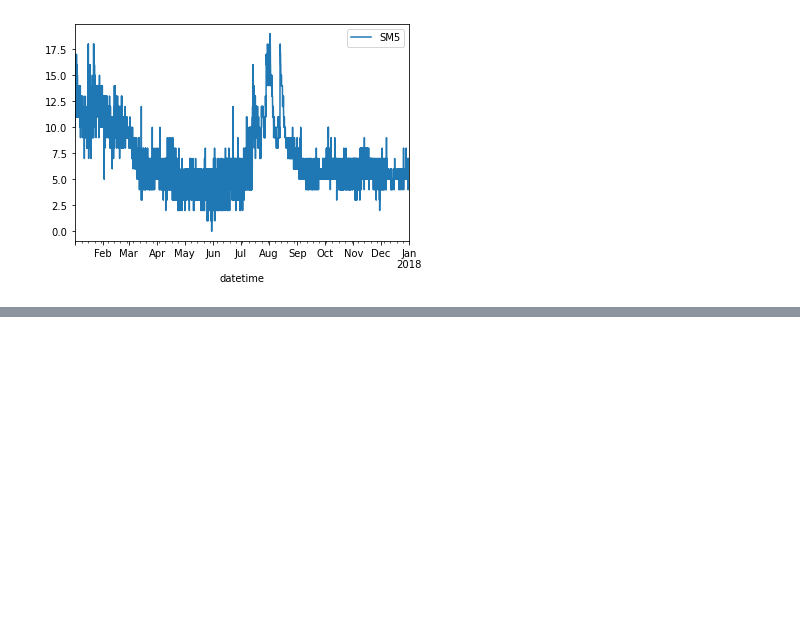
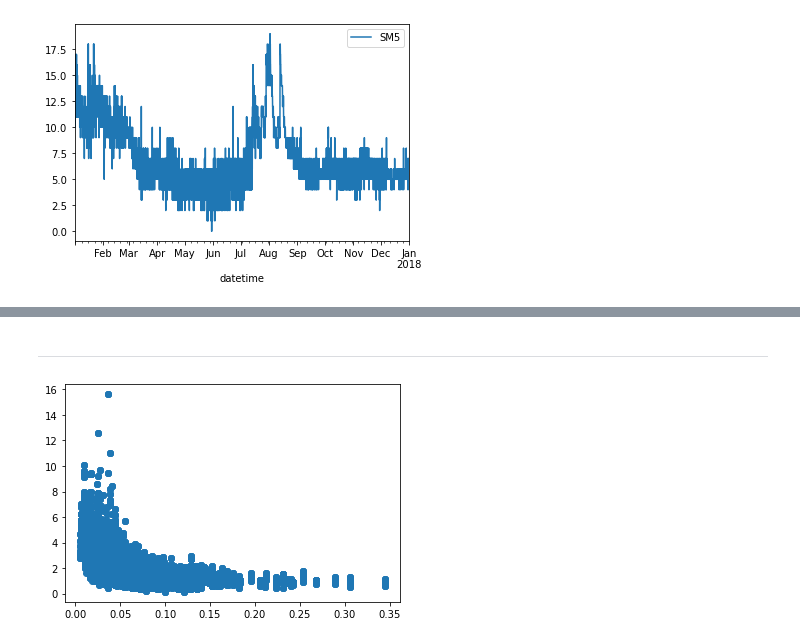
Before and after one commit to VicenteYago/OPTRAM, a Jupyter notebook: OPTRAM.ipynb, the cells around one changed output, grey strips where cells are left out. Drawn from its saved outputs; the diff is of its cells as text; code cells hidden in the pictures; blank space fills up the shorter version.

```diff
--- a/OPTRAM.ipynb
+++ b/OPTRAM.ipynb
@@ -191,0 +120,10 @@ plt.show()
+# %%
+boa_fp = r"./sen2r/out/BOA/S2A2A_20181213_141_Walnut-Gulch_BOA_10.tif"
+boa = rs.open(boa_fp)
+
+r   = boa.read(3, masked = True)
+nir   = boa.read(8, masked = True)
+swir  = boa.read(11,masked = True)
+swir = swir / 10000
+ndvi = (nir - r)/(nir + r)
+STR  = ((1-swir)**2)/(2*swir)
@@ -191,0 +175,6 @@ plt.show()
+# %%
+red   = boa.read(3, masked = True)
+green = boa.read(4, masked = True)
+blue  = boa.read(5, masked = True)
+nir   = boa.read(8, masked = True)
+swir  = boa.read(11,masked = True)
@@ -191,0 +211,4 @@ plt.show()
+# %%
+ndvi_fp = "./sen2r/indices/NDMI/S2A2A_20181213_141_Walnut-Gulch_NDMI_10.tif"
+ndvi_rs = rs.open(boa_fp)
+ndvi = ndvi_rs.read(1, masked = True)
@@ -191,0 +220,10 @@ plt.show()
+# %% [markdown]
+----
+# %%
+swir = swir / 10000
+STR = ((1-swir)**2)/(2*swir)
+# %%
+plt.scatter(ndvi, STR)
+plt.show()
+# %% [output]
+[figure, added]
```
Also changed, not shown: parts of 35 cells of this notebook, 28 other files.
